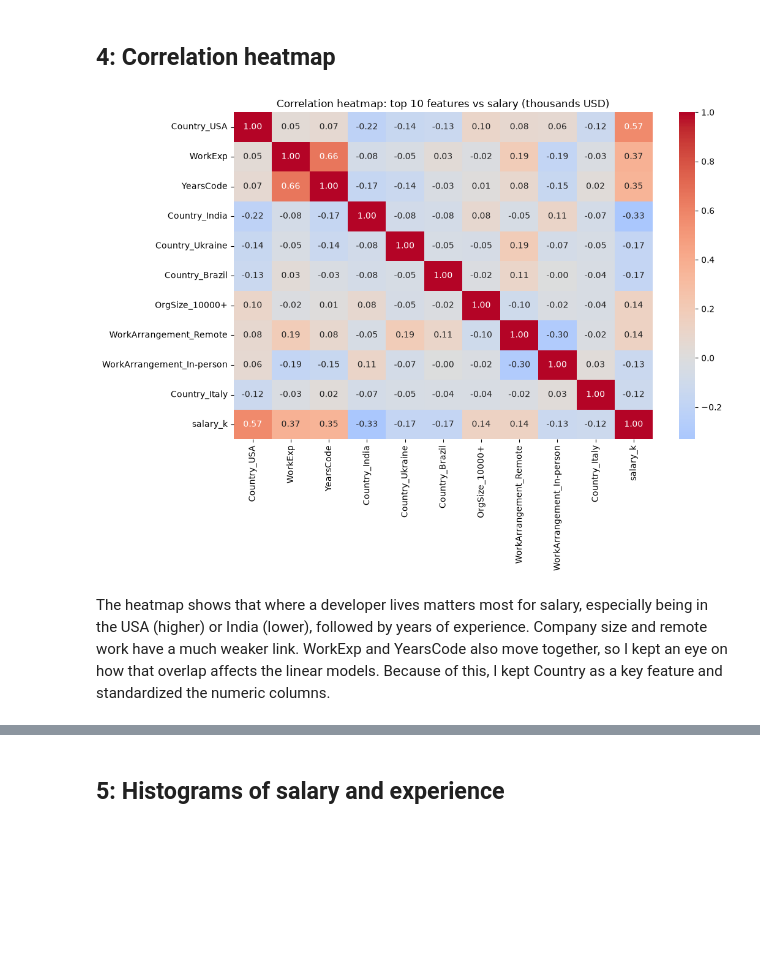
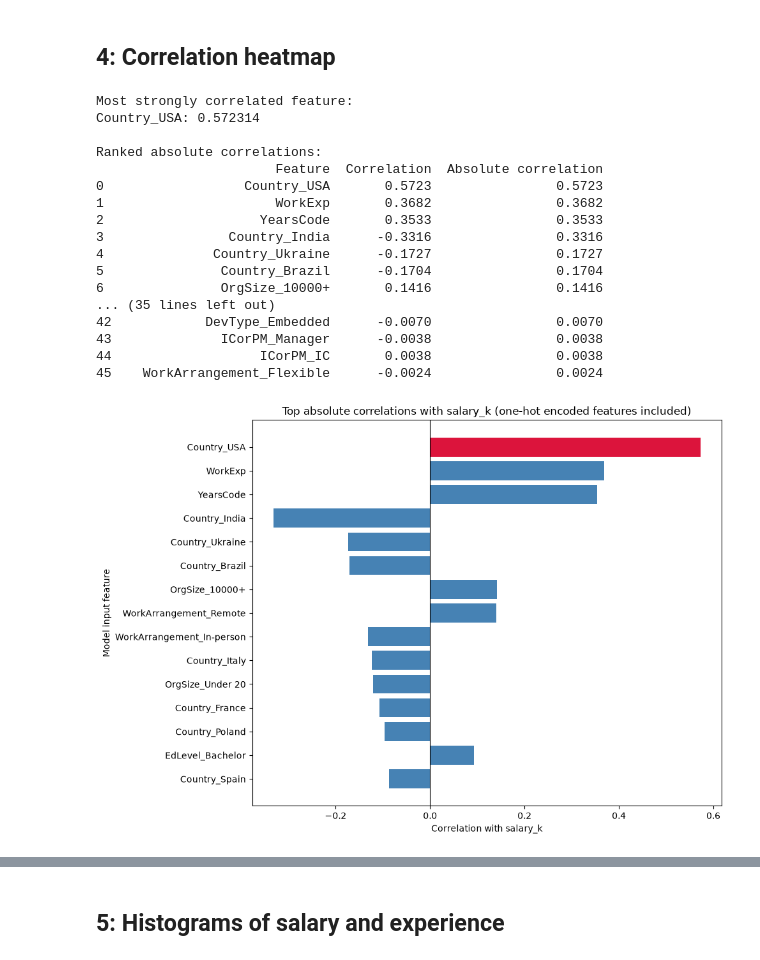
Before and after one commit to Ghislaine-i/linear_regression_model, a Jupyter notebook: summative/linear_regression/multivariate.ipynb, the cells around one changed output, grey strips where cells are left out. Cells and saved outputs as stored; diff of their text form; code cells hidden in the pictures; blank space fills up the shorter version.

Commit message:
feat(notebook): improve feature correlation and regression visualizations

```diff
--- a/summative/linear_regression/multivariate.ipynb
+++ b/summative/linear_regression/multivariate.ipynb
@@ -140,18 +140,64 @@ DevType ['Architect', 'Back-end', 'Desktop/Enterprise', 'DevOps', 'Embedded', 'F
 ICorPM ['IC', 'Manager']
 # %% [markdown]
 ## 4: Correlation heatmap
-# %%
-encoded = pd.get_dummies(df, columns=FEATURES_CAT, dtype=float)
-corr_with_target = encoded.corr()["salary_k"].drop("salary_k")
-top_cols = corr_with_target.abs().sort_values(ascending=False).head(10).index.tolist()
-
-plt.figure(figsize=(11, 8))
-sns.heatmap(encoded[top_cols + ["salary_k"]].corr(),
-            annot=True, fmt=".2f", cmap="coolwarm", center=0)
-plt.title("Correlation heatmap: top 10 features vs salary (thousands USD)")
-plt.tight_layout()
-plt.show()
-# %% [output]
-[figure, removed]
-# %% [markdown]
-The heatmap shows that where a developer lives matters most for salary, especially being in the USA (higher) or India (lower), followed by years of experience. Company size and remote work have a much weaker link. WorkExp and YearsCode also move together, so I kept an eye on how that overlap affects the linear models. Because of this, I kept Country as a key feature and standardized the numeric columns.
+# %%
+# One-hot encode categorical inputs, while keeping numeric inputs unchanged.
+encoded = pd.get_dummies(df, columns=FEATURES_CAT, dtype=float)
+corr_with_target = encoded.corr(numeric_only=True)["salary_k"].drop("salary_k")
+
+# Rank every model input feature by the absolute Pearson correlation.
+ranked_correlation = (
+    pd.DataFrame({
+        "Feature": corr_with_target.index,
+        "Correlation": corr_with_target.values,
+        "Absolute correlation": corr_with_target.abs().values,
+    })
+    .sort_values("Absolute correlation", ascending=False)
+    .reset_index(drop=True)
+)
+strongest_feature = ranked_correlation.loc[0, "Feature"]
+strongest_value = ranked_correlation.loc[0, "Correlation"]
+
+print("Most strongly correlated feature:")
+print(f"{strongest_feature}: {strongest_value:.6f}")
+print("\nRanked absolute correlations:")
+print(ranked_correlation.to_string(index=True, float_format=lambda value: f"{value:.4f}"))
+
+top_n = 15
+top_corr = ranked_correlation.head(top_n).sort_values("Absolute correlation")
+colors = ["crimson" if name == strongest_feature else "steelblue" for name in top_corr["Feature"]]
+plt.figure(figsize=(10, 7))
+plt.barh(top_corr["Feature"], top_corr["Correlation"], color=colors)
+plt.axvline(0, color="black", linewidth=0.8)
+plt.xlabel("Correlation with salary_k")
+plt.ylabel("Model input feature")
+plt.title("Top absolute correlations with salary_k (one-hot encoded features included)")
+plt.tight_layout()
+plt.show()
+
+top_cols = ranked_correlation.head(10)["Feature"].tolist()
+plt.figure(figsize=(11, 8))
+sns.heatmap(encoded[top_cols + ["salary_k"]].corr(numeric_only=True),
+            annot=True, fmt=".2f", cmap="coolwarm", center=0)
+plt.title("Correlation heatmap: 10 strongest model inputs vs salary")
+plt.tight_layout()
+plt.show()
+# %% [output]
+Most strongly correlated feature:
+Country_USA: 0.572314
+
+Ranked absolute correlations:
+                       Feature  Correlation  Absolute correlation
+0                  Country_USA       0.5723                0.5723
+1                      WorkExp       0.3682                0.3682
+2                    YearsCode       0.3533                0.3533
+3                Country_India      -0.3316                0.3316
+4              Country_Ukraine      -0.1727                0.1727
+5               Country_Brazil      -0.1704                0.1704
+6               OrgSize_10000+       0.1416                0.1416
+... (35 lines left out)
+42            DevType_Embedded      -0.0070                0.0070
+43              ICorPM_Manager      -0.0038                0.0038
+44                   ICorPM_IC       0.0038                0.0038
+45    WorkArrangement_Flexible      -0.0024                0.0024
+[figure, added]
```
Also changed, not shown: parts of 16 cells of this notebook.
